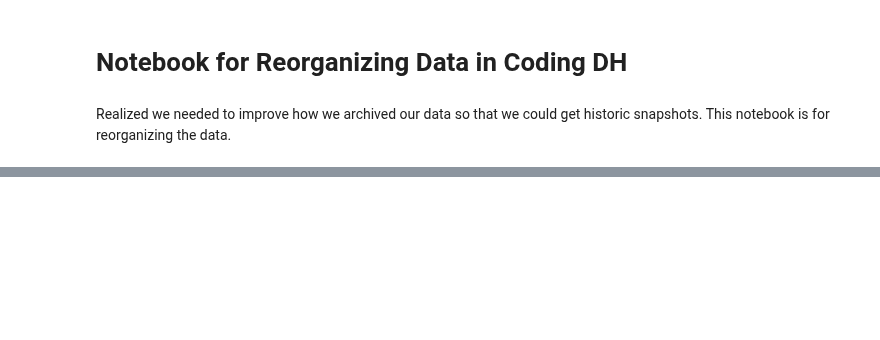
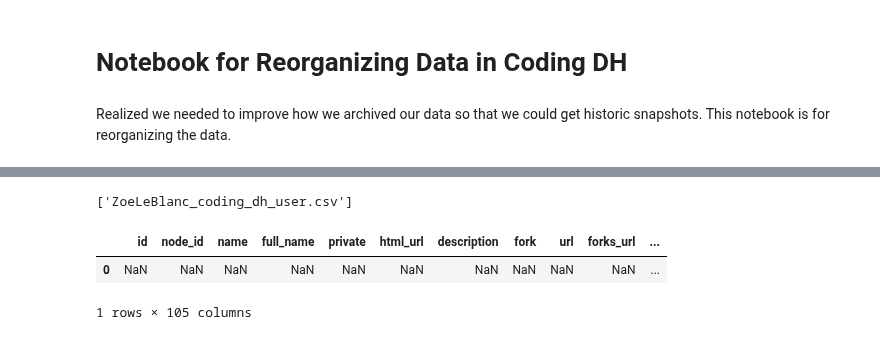
Before and after one commit to CodingDH/searching-for-DH, a Jupyter notebook: data_cleaning_notebooks/DataReorg.ipynb, the cells around one changed output, grey strips where cells are left out. Saved outputs shown, nothing was run; the diff lists cells and outputs as text; code cells hidden in the pictures; blank space fills up the shorter version.

```diff
--- a/data_cleaning_notebooks/DataReorg.ipynb
+++ b/data_cleaning_notebooks/DataReorg.ipynb
@@ -799,0 +166,13 @@ for file in source_files:
+# %%
+exists = [ file for file in files if 'ZoeLeBlanc' in file]
+print(exists)
+# %% [output]
+['ZoeLeBlanc_coding_dh_user.csv']
+# %%
+headers = pd.read_csv("../../new_datasets//metadata_files/repo_headers.csv")
+# %%
+headers
+# %% [output]
+|  | id | node_id | name | full_name | private | html_url | description | fork | url | forks_url | ... |
+| 0 | NaN | NaN | NaN | NaN | NaN | NaN | NaN | NaN | NaN | NaN | ... |
+1 rows × 105 columns
```
Also changed, not shown: parts of 94 cells of this notebook, 3 other files.
